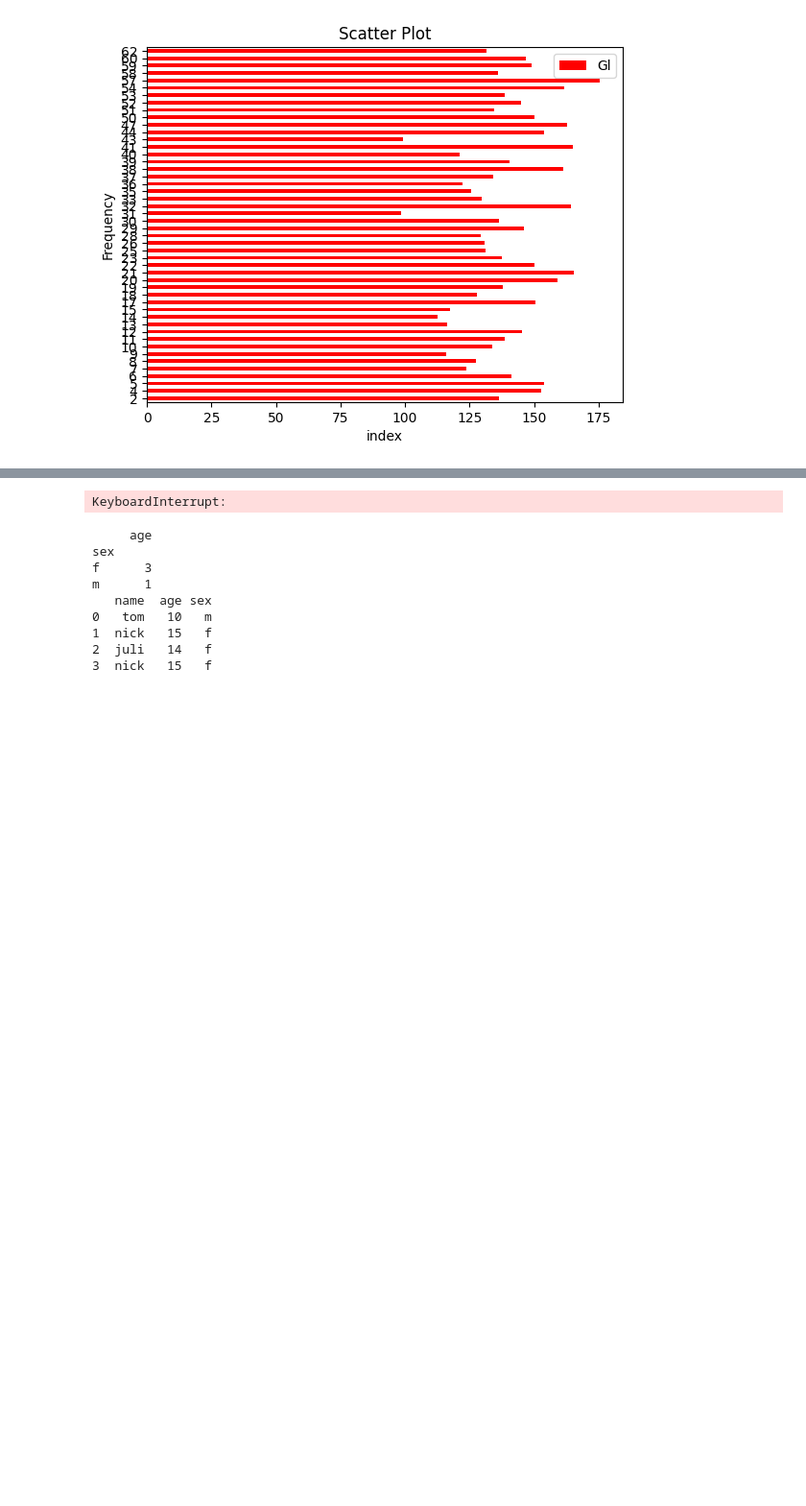
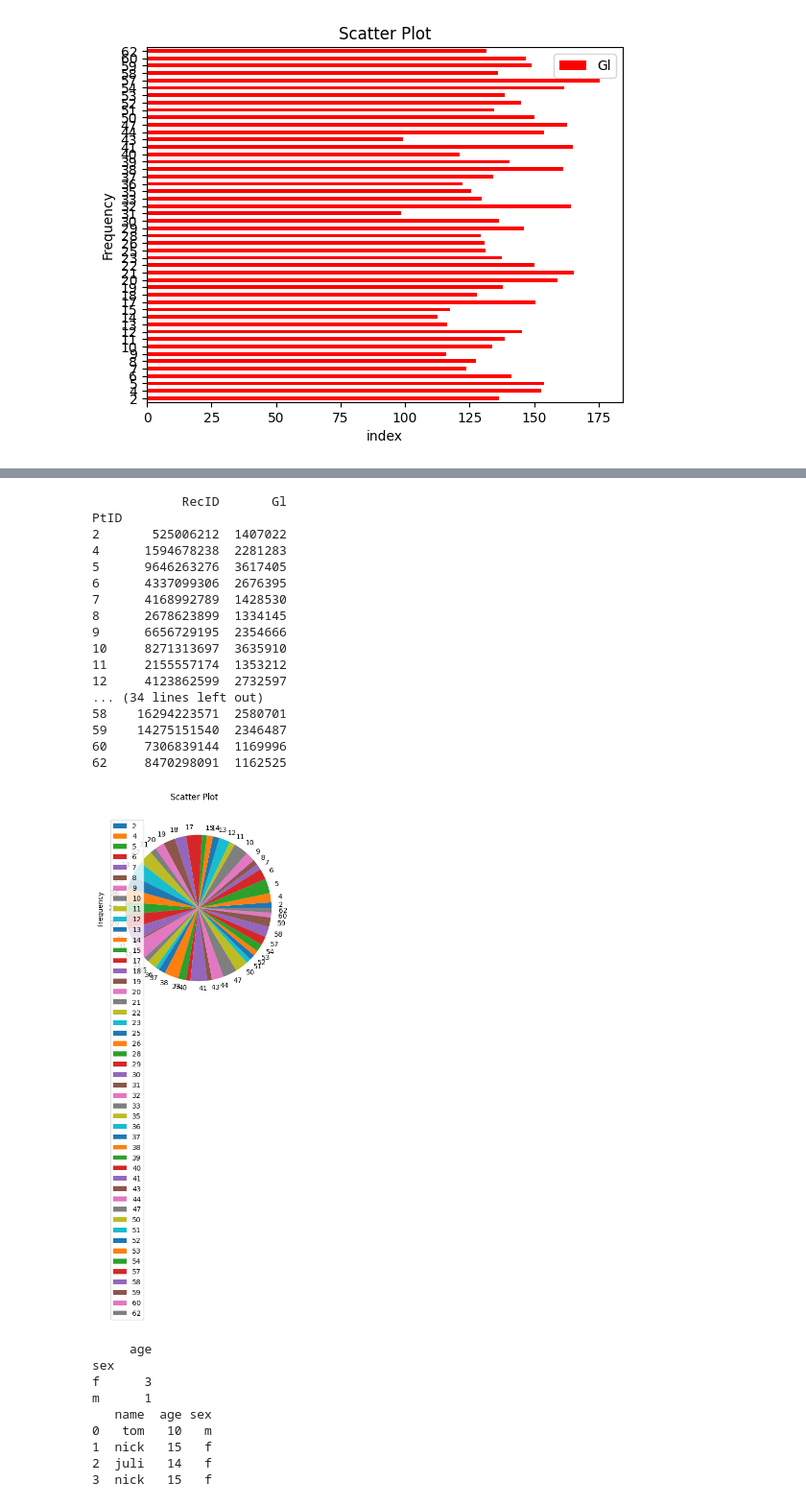
Before and after one commit to amarpriyesh/visualization-app, a Jupyter notebook: test1.ipynb, the cells around one changed output, grey strips where cells are left out. Shown at 96% size. Saved outputs shown, nothing was run; the diff lists cells and outputs as text; code cells hidden in the pictures; blank space fills up the shorter version.

```diff
--- a/test1.ipynb
+++ b/test1.ipynb
@@ -76,23 +142,46 @@ plt.show()
 # %%
 from matplotlib.figure import Figure
 import matplotlib.pyplot as plt
 import pandas as pd
 import scipy
 df = pd.read_csv('Glucose.csv')
 
 sales  = ["cars","bikes"]
 # plt.bar(x=sales,height=number_of_sales)
 fig = Figure(figsize = (5, 5),
                  dpi = 80)
 plot1 = fig.add_subplot(111)
-aj = df.reset_index()
+aj = df
+
+ad = aj.groupby(['PtID']).sum(['Gl'])
+
+
+
 # aj.plot(kind='scatter',y='Gl',x='index', legend=True,title=f"Scatter Plot" ,xlabel="index",ylabel="GL")
 # aj.plot(kind='hist',y='Gl',x='index', legend=True,title="Glucose level vs Patients" )
-
-#df['PtID'].plot(kind='pie', legend=True,title=f"Scatter Plot" ,xlabel="index",ylabel="Frequency")
+print(ad)
+ad.plot(kind='pie',y='Gl',subplots=True,legend=True,title=f"Scatter Plot" ,xlabel="index",ylabel="Frequency")
+#ad.plot(kind='pie',y='RecID',subplots=True,legend=True,title=f"Scatter Plot" ,xlabel="index",ylabel="Frequency")
 plt.show()
 # %% [output]
-KeyboardInterrupt:
+            RecID       Gl
+PtID
+2       525006212  1407022
+4      1594678238  2281283
+5      9646263276  3617405
+6      4337099306  2676395
+7      4168992789  1428530
+8      2678623899  1334145
+9      6656729195  2354666
+10     8271313697  3635910
+11     2155557174  1353212
+12     4123862599  2732597
+... (34 lines left out)
+58    16294223571  2580701
+59    14275151540  2346487
+60     7306839144  1169996
+62     8470298091  1162525
+[figure, added]
 # %%
 from matplotlib.figure import Figure
 import matplotlib.pyplot as plt
```
Also changed, not shown: parts of 3 cells of this notebook, 2 other files.
